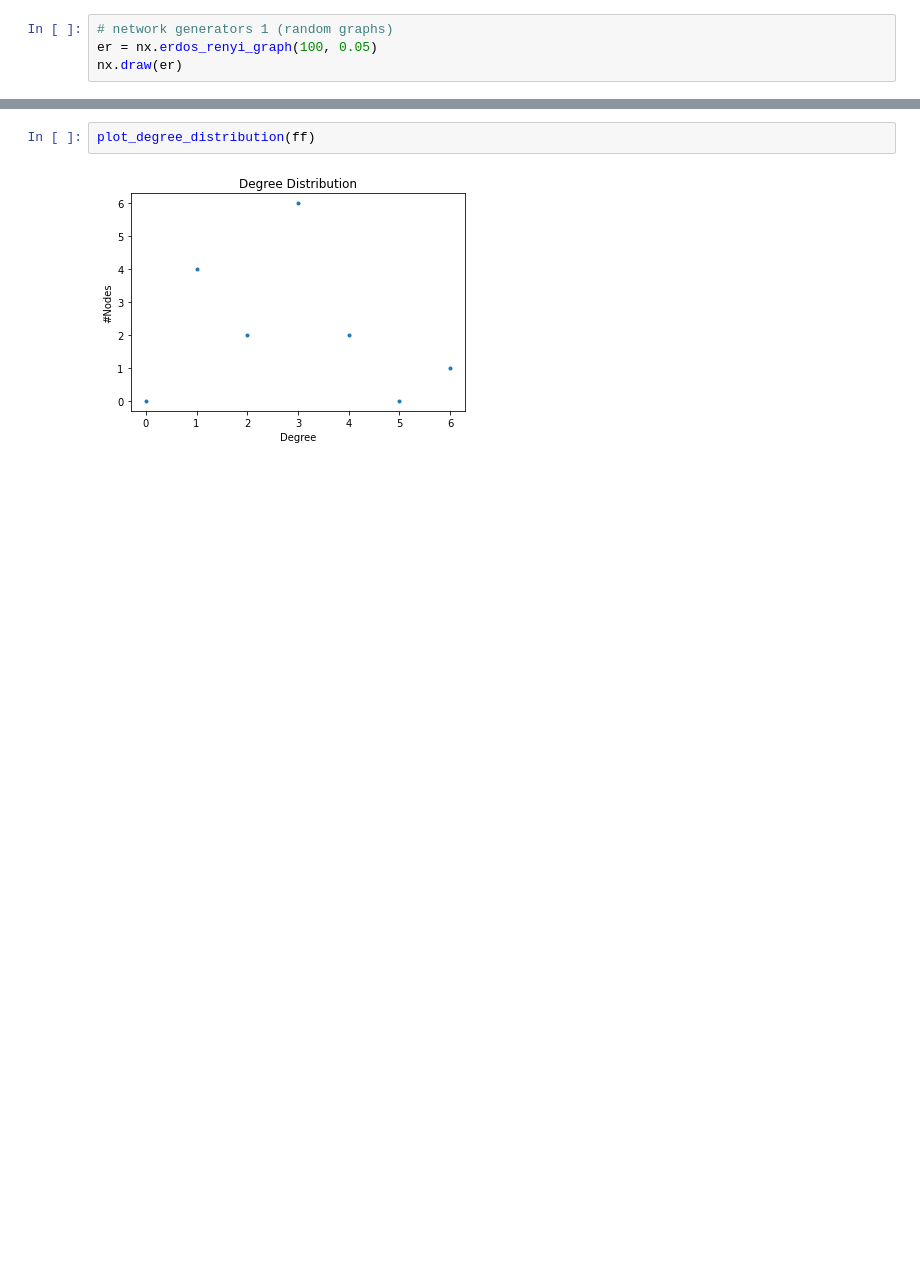
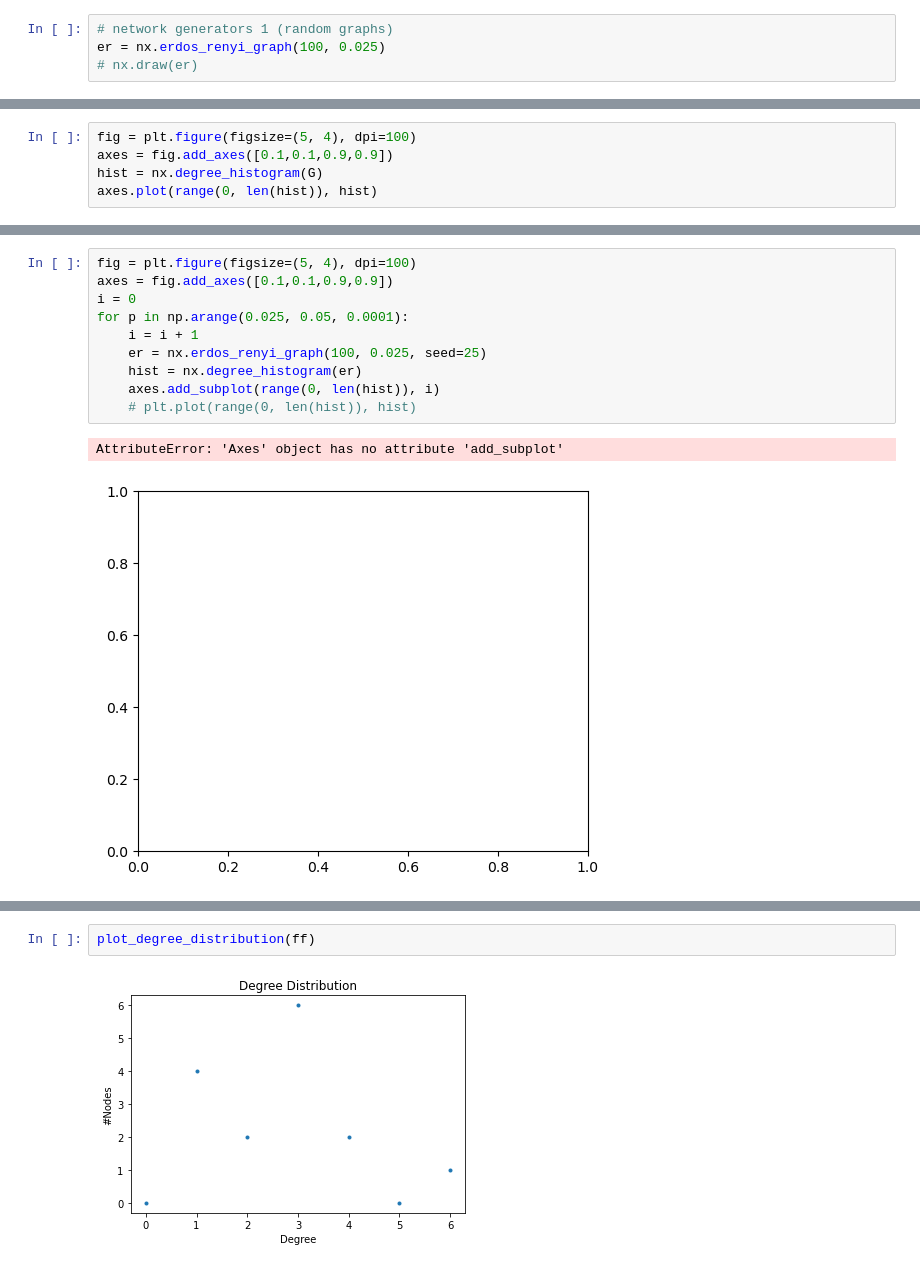
Before and after one commit to piyushtada/Network-Analysis, a Jupyter notebook: src/random_network.ipynb, the cells around one changed output, grey strips where cells are left out. Drawn from its saved outputs; the diff is of its cells as text; blank space fills up the shorter version.

Commit message:
trying to add layer of charts

```diff
--- a/src/random_network.ipynb
+++ b/src/random_network.ipynb
@@ -3,5 +6,5 @@ import networkx as nx
 import matplotlib.pyplot as plt
 # %%
 # network generators 1 (random graphs)
-er = nx.erdos_renyi_graph(100, 0.05)
-nx.draw(er)
+er = nx.erdos_renyi_graph(100, 0.025)
+# nx.draw(er)
@@ -16,3 +17,8 @@ def plot_degree_distribution(G):
     plt.xlabel("Degree")
     plt.ylabel("#Nodes")
     plt.show()
+# %%
+fig = plt.figure(figsize=(5, 4), dpi=100)
+axes = fig.add_axes([0.1,0.1,0.9,0.9])
+hist = nx.degree_histogram(G)
+axes.plot(range(0, len(hist)), hist)
@@ -18,0 +35,13 @@ def plot_degree_distribution(G):
+# %%
+fig = plt.figure(figsize=(5, 4), dpi=100)
+axes = fig.add_axes([0.1,0.1,0.9,0.9])
+i = 0
+for p in np.arange(0.025, 0.05, 0.0001):
+    i = i + 1
+    er = nx.erdos_renyi_graph(100, 0.025, seed=25)
+    hist = nx.degree_histogram(er)
+    axes.add_subplot(range(0, len(hist)), i)
+    # plt.plot(range(0, len(hist)), hist)
+# %% [output]
+AttributeError: 'Axes' object has no attribute 'add_subplot'
+[figure, added]
```
Also changed, not shown: parts of 27 cells of this notebook.
